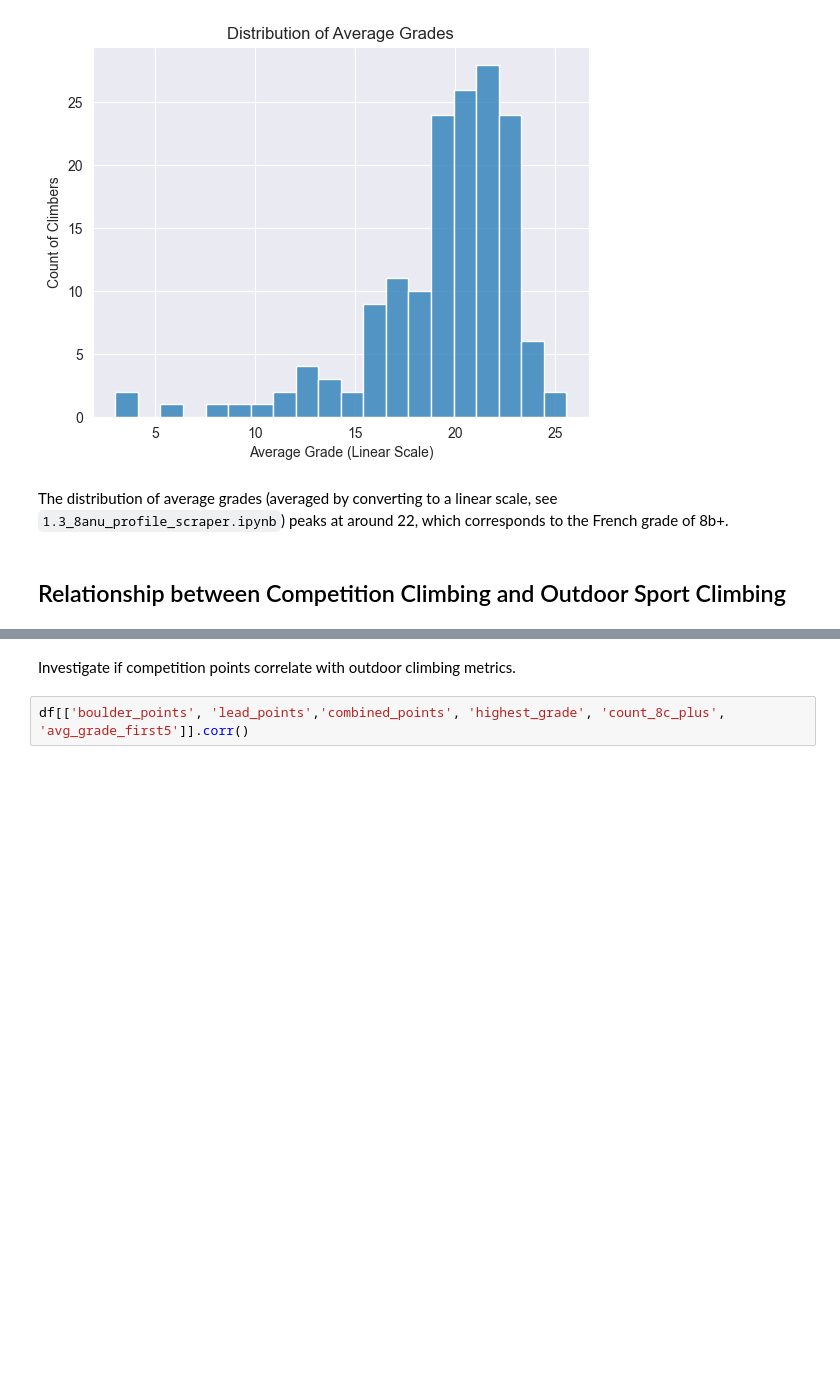
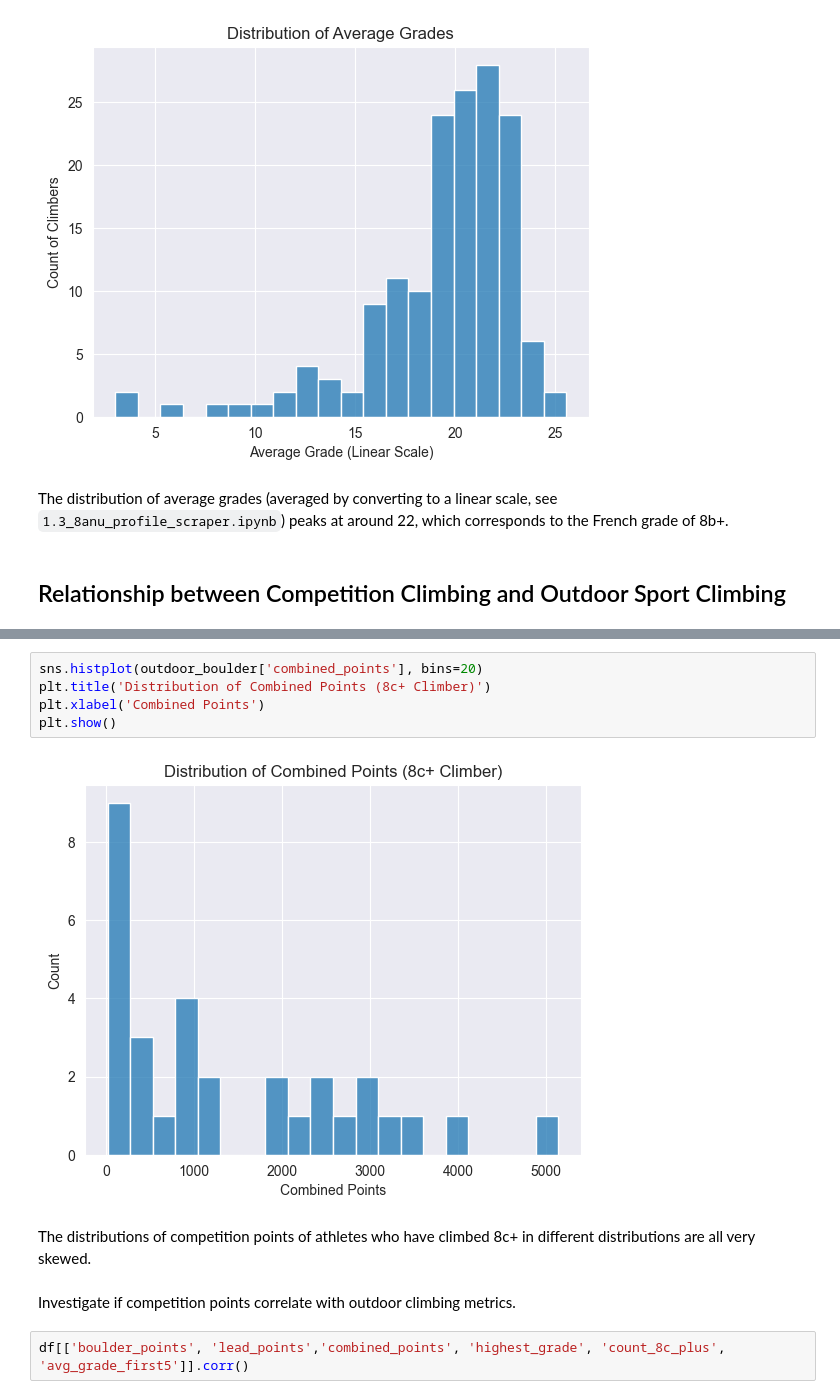
Before and after one commit to ssinix/crag-to-competition, a Jupyter notebook: 02_data_analysis/2.1_EDA.ipynb, the cells around one changed output, grey strips where cells are left out. Saved outputs shown, nothing was run; the diff lists cells and outputs as text; blank space fills up the shorter version.

```diff
--- a/02_data_analysis/2.1_EDA.ipynb
+++ b/02_data_analysis/2.1_EDA.ipynb
@@ -365,3 +395,12 @@ The distribution of average grades (averaged by converting to a linear scale, se
+# %%
+sns.histplot(outdoor_boulder['combined_points'], bins=20)
+plt.title('Distribution of Combined Points (8c+ Climber)')
+plt.xlabel('Combined Points')
+plt.show()
+# %% [output]
+[figure, added]
+# %% [markdown]
+The distributions of competition points of athletes who have climbed 8c+ in different distributions are all very skewed.
 # %% [markdown]
 Investigate if competition points correlate with outdoor climbing metrics.
 # %%
```
Also changed, not shown: parts of 5 cells of this notebook.
